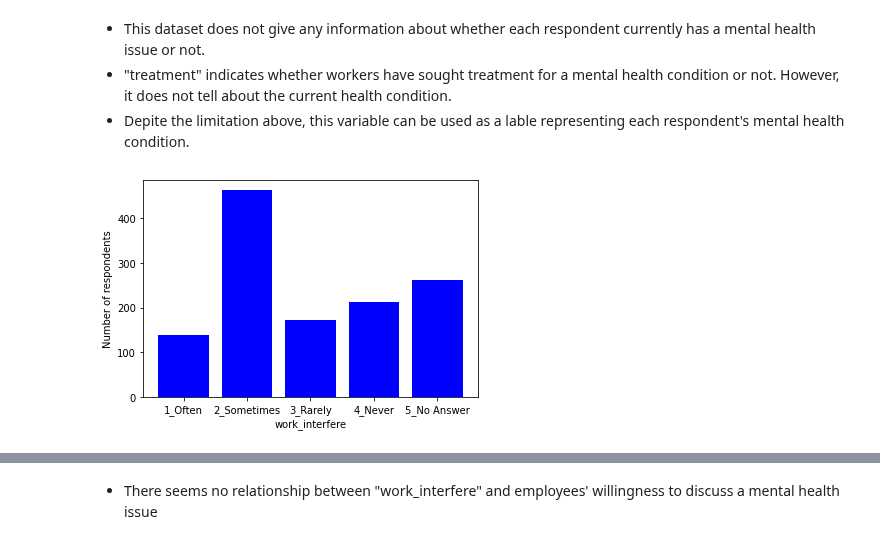
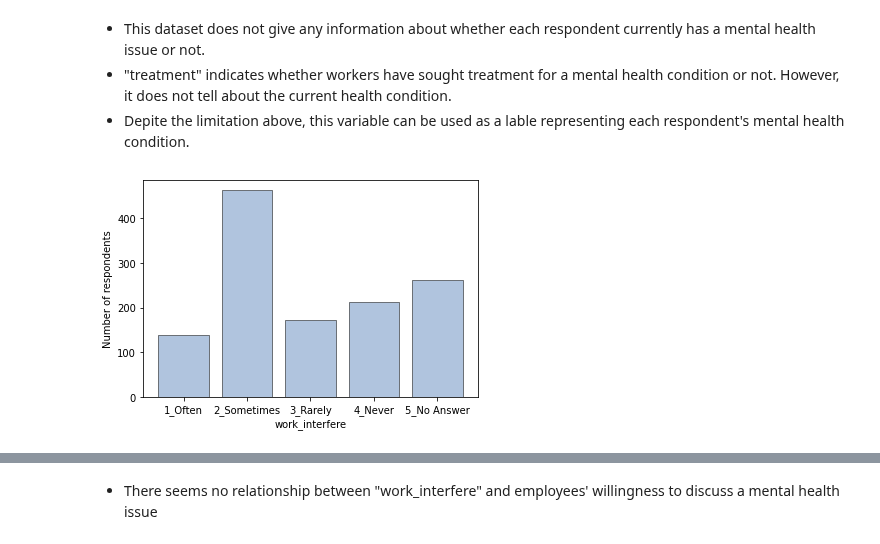
Before and after one commit to ceciliastern/ds_term_project, a Jupyter notebook: Term Project - Mental Health Dataset.ipynb, the cells around one changed output, grey strips where cells are left out. Saved outputs shown, nothing was run; the diff lists cells and outputs as text; code cells hidden in the pictures.

```diff
--- a/Term Project - Mental Health Dataset.ipynb
+++ b/Term Project - Mental Health Dataset.ipynb
@@ -106,6 +106,10 @@ print(mh_df["new_gender"].value_counts())
 
 # Drop the original"gender" row
 mh_df = mh_df.drop("gender", axis=1)
+
+# Change the column name to "gender"
+mh_df.rename(columns={"new_gender":"gender"}, inplace=True)
+
 mh_df.head()
 # %% [output]
 Male      990
@@ -241,10 +254,11 @@ plt.show()
 # %%
 from matplotlib import pyplot as plt
 
 work_interfere = mh_df["work_interfere"].value_counts().sort_index()
-plt.bar(work_interfere.index, work_interfere.values, color="blue")
+plt.bar(work_interfere.index, work_interfere.values, color="lightsteelblue",
+       edgecolor="black",linewidth=0.5)
 plt.xlabel("work_interfere")
 plt.ylabel("Number of respondents")
 plt.show()
 # %% [output]
-[figure, old version]
+[figure, new version]
```
Also changed, not shown: parts of 24 cells of this notebook.
